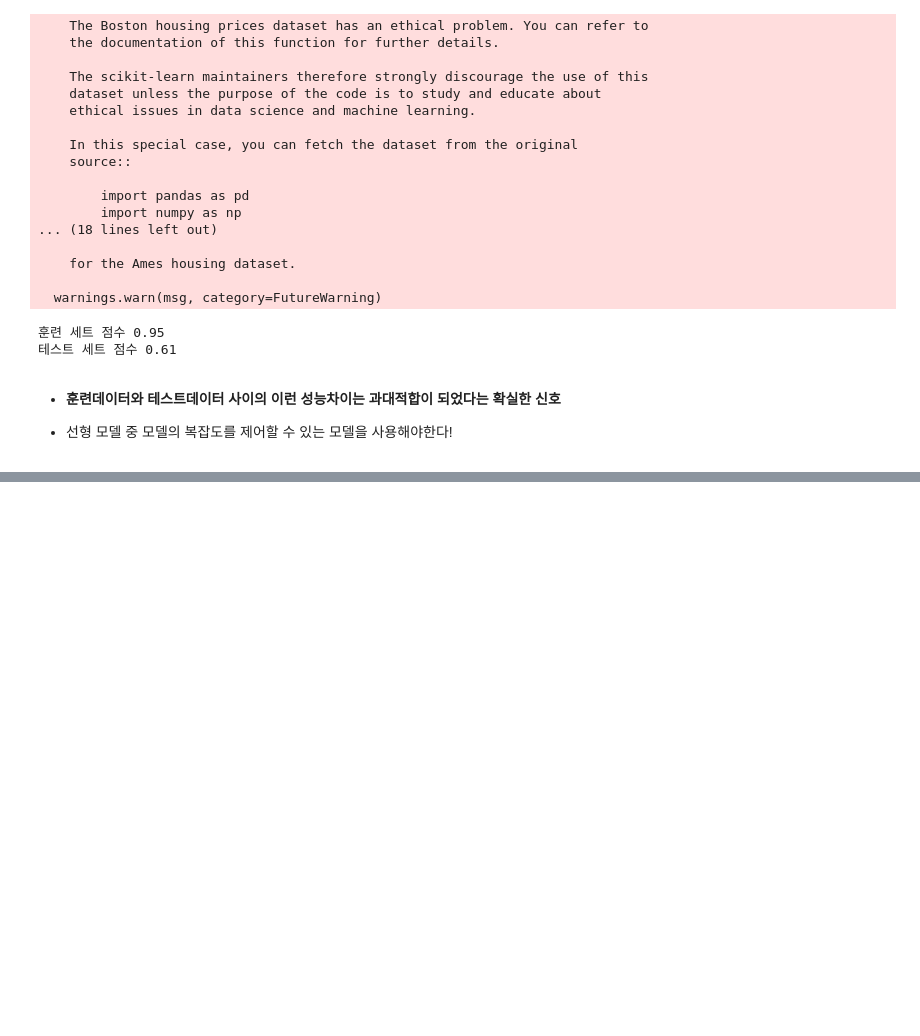
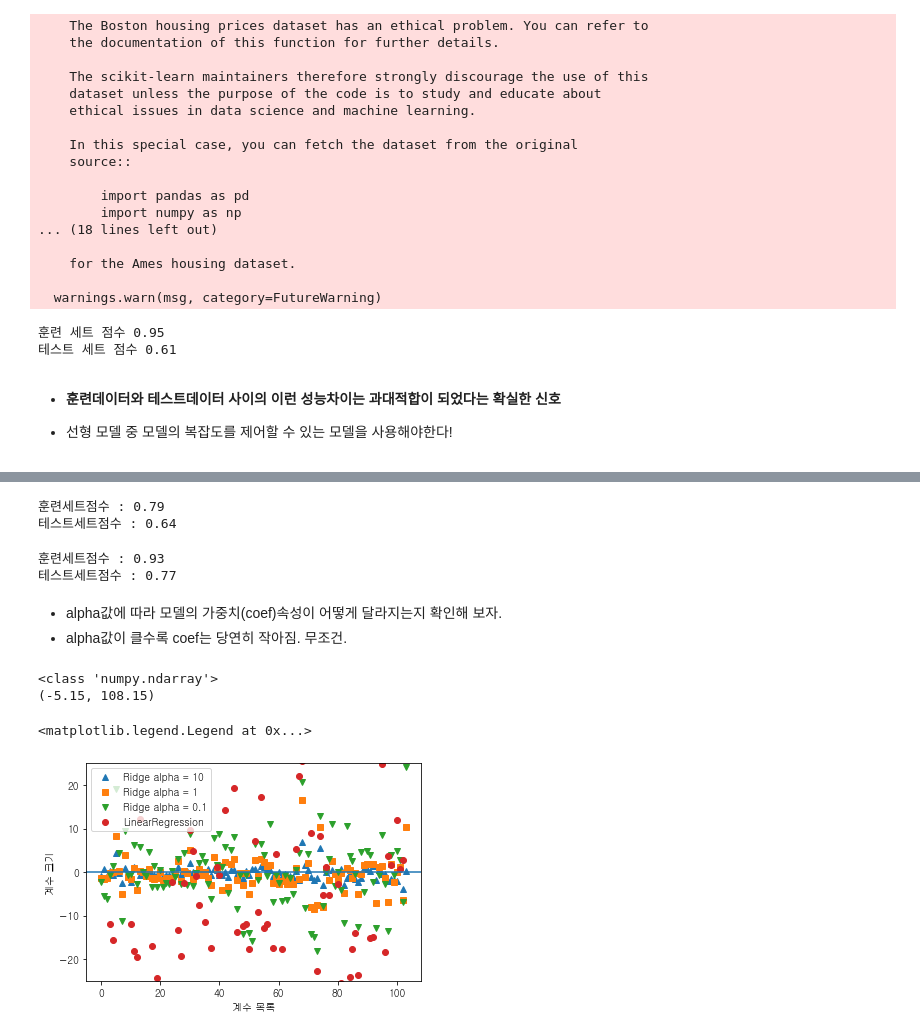
Before and after one commit to swleegit/Introduction_to_ML_with_Python, a Jupyter notebook: chap02_선형모델.ipynb, the cells around one changed output, grey strips where cells are left out. Drawn from its saved outputs; the diff is of its cells as text; code cells hidden in the pictures; blank space fills up the shorter version.

```diff
--- a/chap02_선형모델.ipynb
+++ b/chap02_선형모델.ipynb
@@ -133,0 +160,8 @@ print("테스트 세트 점수 {:.2f}".format(lr.score(X_test,y_test)))
+# %%
+#LinearRegression과 다른 클래스를 사용한다!
+X, y = mglearn.datasets.load_extended_boston()
+X_train, X_test, y_train, y_test = train_test_split(X,y,random_state=0)
+from sklearn.linear_model import Ridge
+ridge = Ridge().fit(X_train, y_train)
+print("훈련세트점수 : {:.2f}".format(ridge.score(X_train, y_train)))
+print("테스트세트점수 : {:.2f}".format(ridge.score(X_test, y_test)))
@@ -133,0 +194,50 @@ print("테스트 세트 점수 {:.2f}".format(lr.score(X_test,y_test)))
+# %%
+ridge10 = Ridge(alpha=10).fit(X_train,y_train)
+print("훈련세트점수 : {:.2f}".format(ridge10.score(X_train, y_train)))
+print("테스트세트점수 : {:.2f}".format(ridge10.score(X_test, y_test)))
+# %% [output]
+훈련세트점수 : 0.79
+테스트세트점수 : 0.64
+# %%
+ridge01 = Ridge(alpha=0.1).fit(X_train,y_train)
+print("훈련세트점수 : {:.2f}".format(ridge01.score(X_train, y_train)))
+print("테스트세트점수 : {:.2f}".format(ridge01.score(X_test, y_test)))
+# %% [output]
+훈련세트점수 : 0.93
+테스트세트점수 : 0.77
+# %% [markdown]
+- alpha값에 따라 모델의 가중치(coef)속성이 어떻게 달라지는지 확인해 보자.
+- alpha값이 클수록 coef는 당연히 작아짐. 무조건.
+# %%
+#한 평면에 여러 그래프를 한번에 그릴 때 : fig, ax 지정후 해도 되고 아래처럼 해도되고
+
+#alpha (값1개)-> 기호로 표시됨
+#x 값 : 행 넘버
+#y 값 : coef 크기
+print(type(ridge10.coef_))
+plt.plot(ridge10.coef_, '^', label = "Ridge alpha = 10")
+plt.plot(ridge.coef_, 's', label = "Ridge alpha = 1")
+plt.plot(ridge01.coef_, 'v', label = "Ridge alpha = 0.1")
+
+plt.plot(lr.coef_, 'o', label = 'LinearRegression')
+plt.xlabel("계수 목록")
+plt.ylabel("계수 크기")
+
+# x 범위 제한하지 않으면 데이터에 따라 자동으로 설정됨
+#plt.xlim(600) 기존 값이 시작 20, 끝 100 이었다면, 시작 600 끝 100 으로 오른쪽으로 갈수록 감소하는 x 형태
+#plt.xlim(시작, 끝)
+#plt.xlim의 반환값은 시작과 끝의 정보가 튜플로 저장되어 있음
+xlims = plt.xlim()
+
+print(xlims)
+#plt.hlines(y값, 시점, 종점) 시점과 종점을 잇는 수평선 생성
+plt.hlines(0, xlims[0],xlims[1]) #인덱스로 시작과 끝을 정함
+
+plt.xlim(xlims) #의미 없는 행
+plt.ylim(-25,25)
+plt.legend()
+# %% [output]
+<class 'numpy.ndarray'>
+(-5.15, 108.15)
+<matplotlib.legend.Legend at 0x...>
+[figure, added]
```
Also changed, not shown: parts of 18 cells of this notebook.
